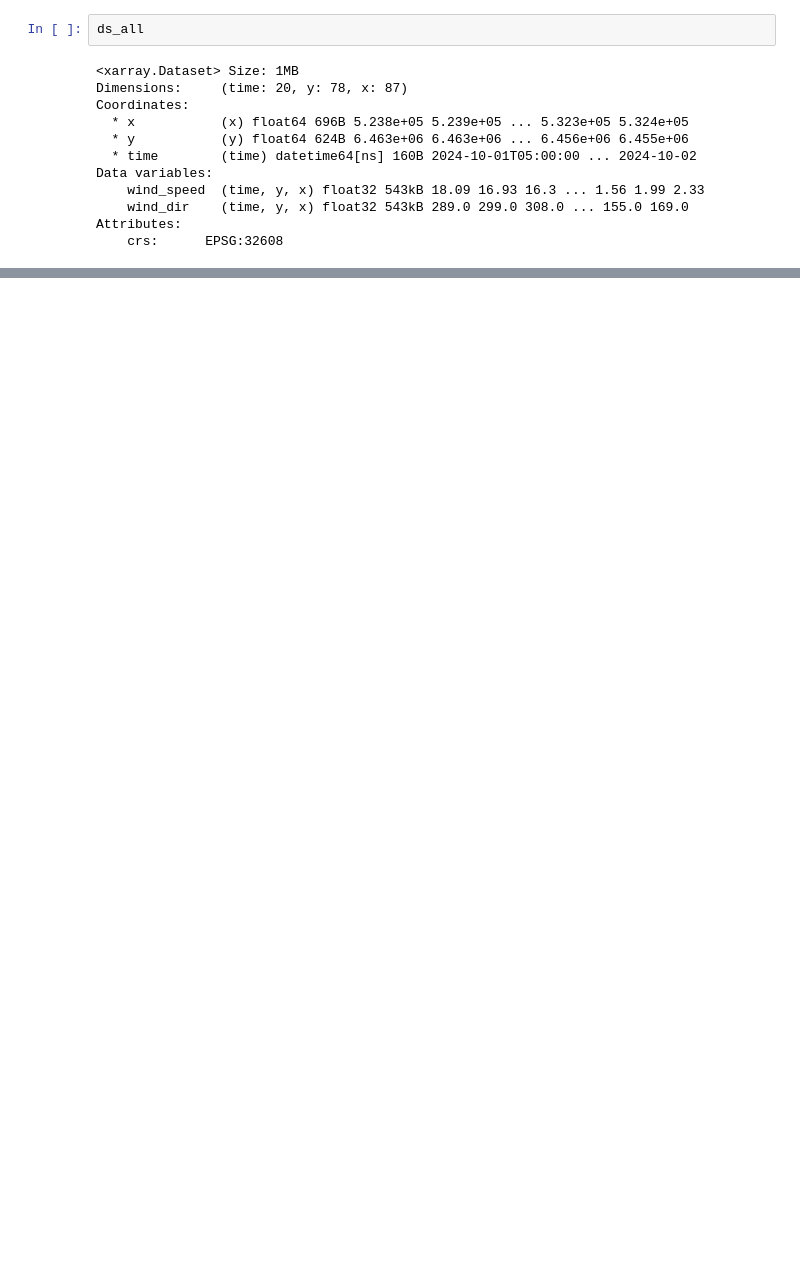
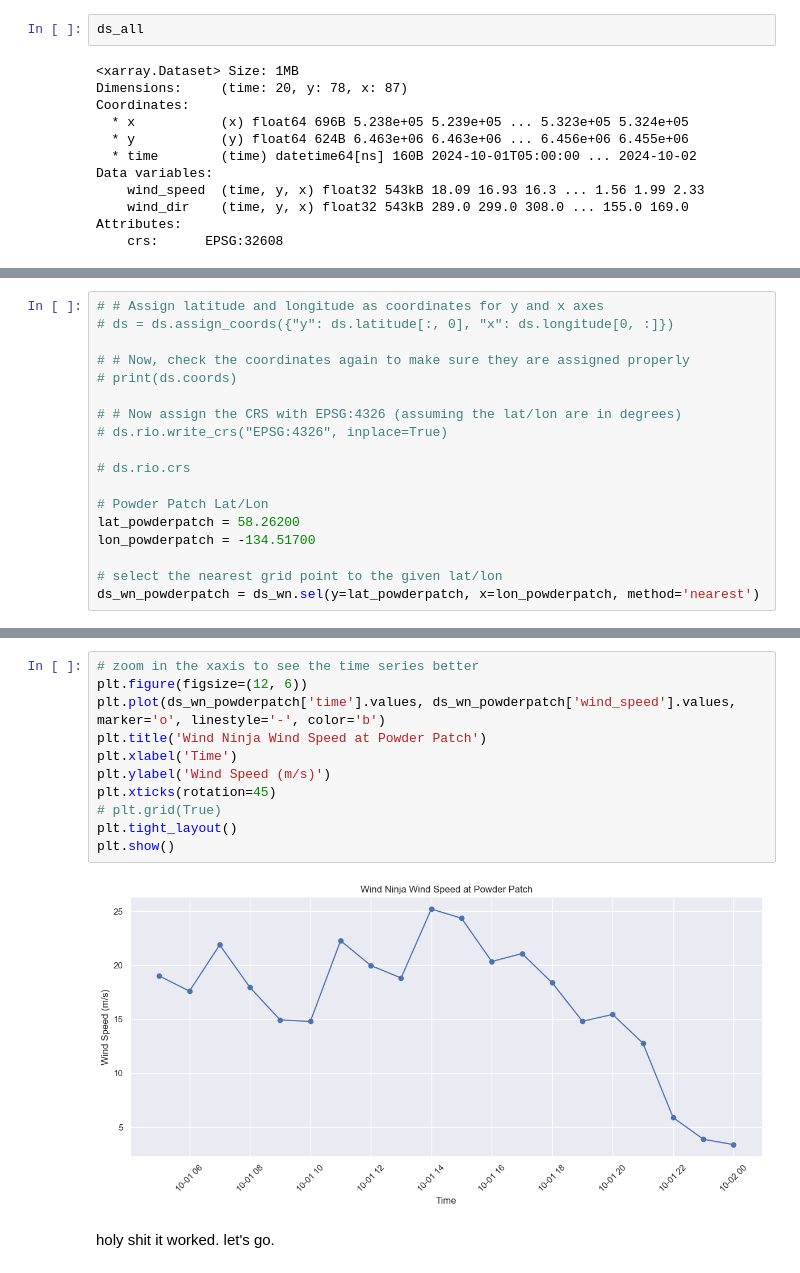
Before and after one commit to cassielumbrazo/snow_modeling_point, a Jupyter notebook: 3_read_wind_ninja_output_ascii.ipynb, the cells around one changed output, grey strips where cells are left out. Cells and saved outputs as stored; diff of their text form; blank space fills up the shorter version.

```diff
--- a/3_read_wind_ninja_output_ascii.ipynb
+++ b/3_read_wind_ninja_output_ascii.ipynb
@@ -159,0 +173,18 @@ ds_all.isel(time=0).wind_dir.plot()
+# %%
+# # Assign latitude and longitude as coordinates for y and x axes
+# ds = ds.assign_coords({"y": ds.latitude[:, 0], "x": ds.longitude[0, :]})
+
+# # Now, check the coordinates again to make sure they are assigned properly
+# print(ds.coords)
+
+# # Now assign the CRS with EPSG:4326 (assuming the lat/lon are in degrees)
+# ds.rio.write_crs("EPSG:4326", inplace=True)
+
+# ds.rio.crs
+
+# Powder Patch Lat/Lon
+lat_powderpatch = 58.26200
+lon_powderpatch = -134.51700
+
+# select the nearest grid point to the given lat/lon
+ds_wn_powderpatch = ds_wn.sel(y=lat_powderpatch, x=lon_powderpatch, method='nearest')
@@ -159,0 +204,15 @@ ds_all.isel(time=0).wind_dir.plot()
+# %%
+# zoom in the xaxis to see the time series better
+plt.figure(figsize=(12, 6))
+plt.plot(ds_wn_powderpatch['time'].values, ds_wn_powderpatch['wind_speed'].values, marker='o', linestyle='-', color='b')
+plt.title('Wind Ninja Wind Speed at Powder Patch')
+plt.xlabel('Time')
+plt.ylabel('Wind Speed (m/s)')
+plt.xticks(rotation=45)
+# plt.grid(True)
+plt.tight_layout()
+plt.show()
+# %% [output]
+[figure, added]
+# %% [markdown]
+holy shit it worked. let's go.
```
Also changed, not shown: parts of 7 cells of this notebook, 1 other file.
